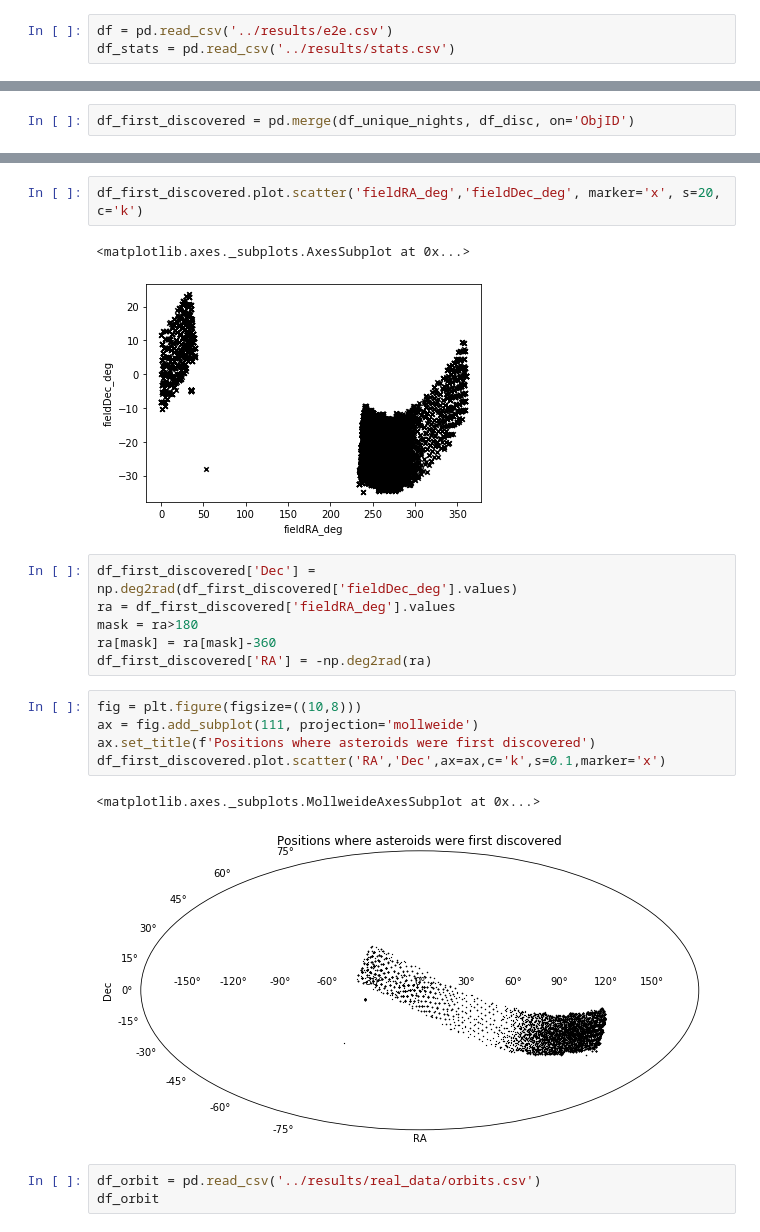
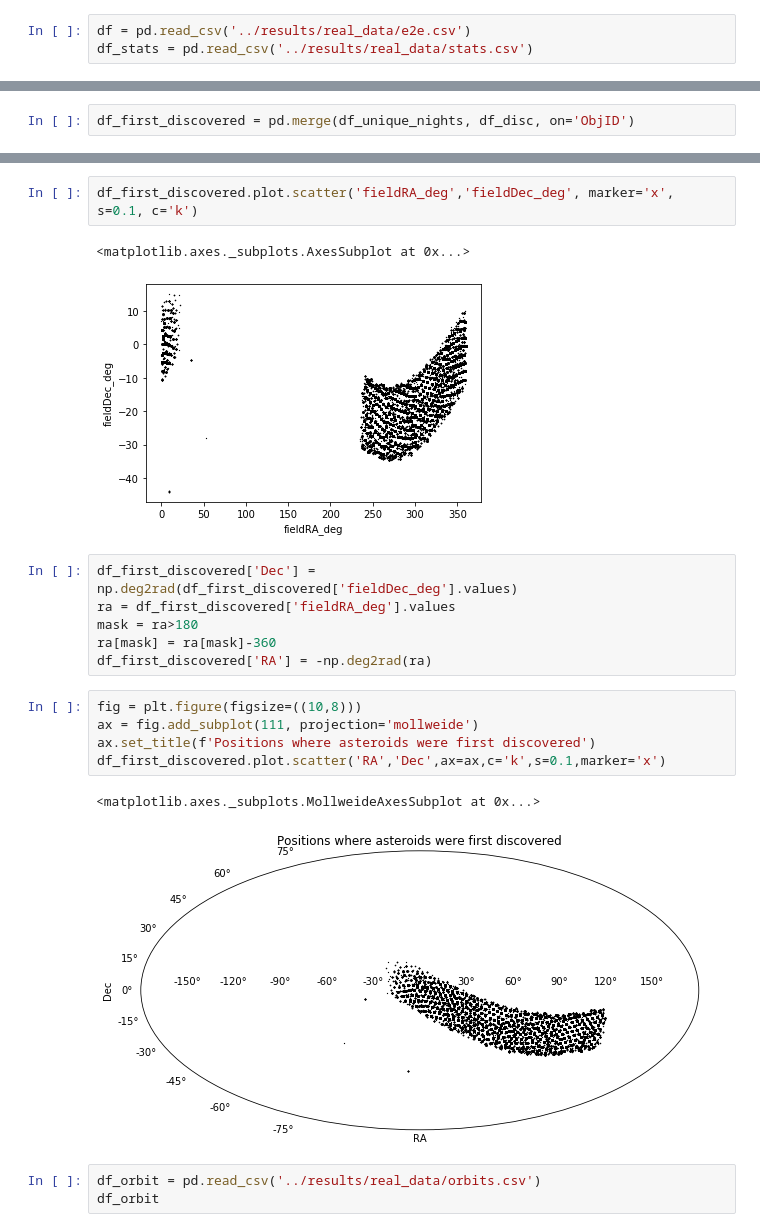
Before and after one commit to mjuric/sv-predictions, a Jupyter notebook: analysis/asteroid-viz.ipynb, the cells around one changed output, grey strips where cells are left out. Cells and saved outputs as stored; diff of their text form.

```diff
--- a/analysis/asteroid-viz.ipynb
+++ b/analysis/asteroid-viz.ipynb
@@ -8,8 +8,8 @@ import matplotlib.pyplot as plt
 # %%
 import pandas as pd
 # %%
-df = pd.read_csv('../results/e2e.csv')
-df_stats = pd.read_csv('../results/stats.csv')
+df = pd.read_csv('../results/real_data/e2e.csv')
+df_stats = pd.read_csv('../results/real_data/stats.csv')
 # %%
 df
 # %% [output]
@@ -119,8 +119,8 @@ df_first_discovered
 # %%
-df_first_discovered.plot.scatter('fieldRA_deg','fieldDec_deg', marker='x', s=20, c='k')
+df_first_discovered.plot.scatter('fieldRA_deg','fieldDec_deg', marker='x', s=0.1, c='k')
 # %% [output]
 <matplotlib.axes._subplots.AxesSubplot at 0x...>
-[figure, old version]
+[figure, new version]
 # %%
 df_first_discovered['Dec'] = np.deg2rad(df_first_discovered['fieldDec_deg'].values)
 ra = df_first_discovered['fieldRA_deg'].values
@@ -134,7 +134,7 @@ ax.set_title(f'Positions where asteroids were first discovered')
 df_first_discovered.plot.scatter('RA','Dec',ax=ax,c='k',s=0.1,marker='x')
 # %% [output]
 <matplotlib.axes._subplots.MollweideAxesSubplot at 0x...>
-[figure, old version]
+[figure, new version]
 # %%
 df_orbit = pd.read_csv('../results/real_data/orbits.csv')
 df_orbit
```
Also changed, not shown: parts of 11 cells of this notebook.
